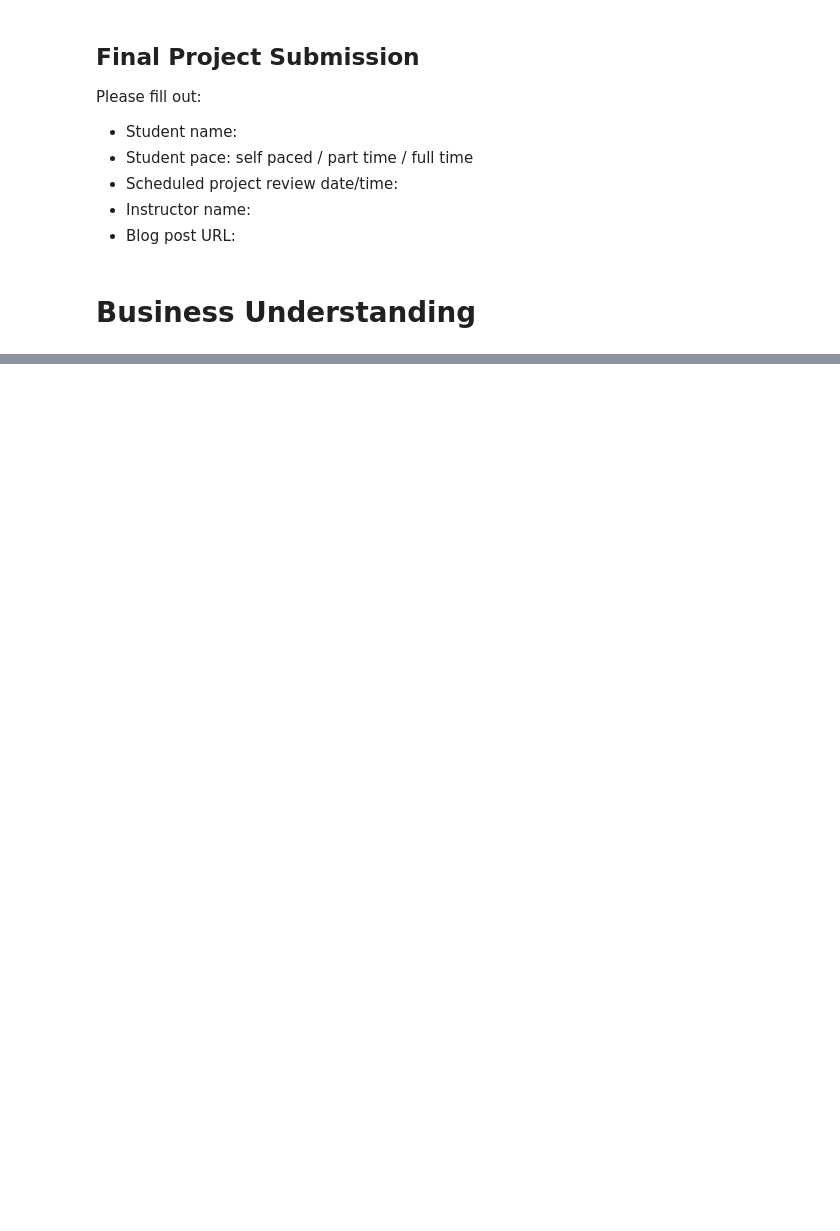
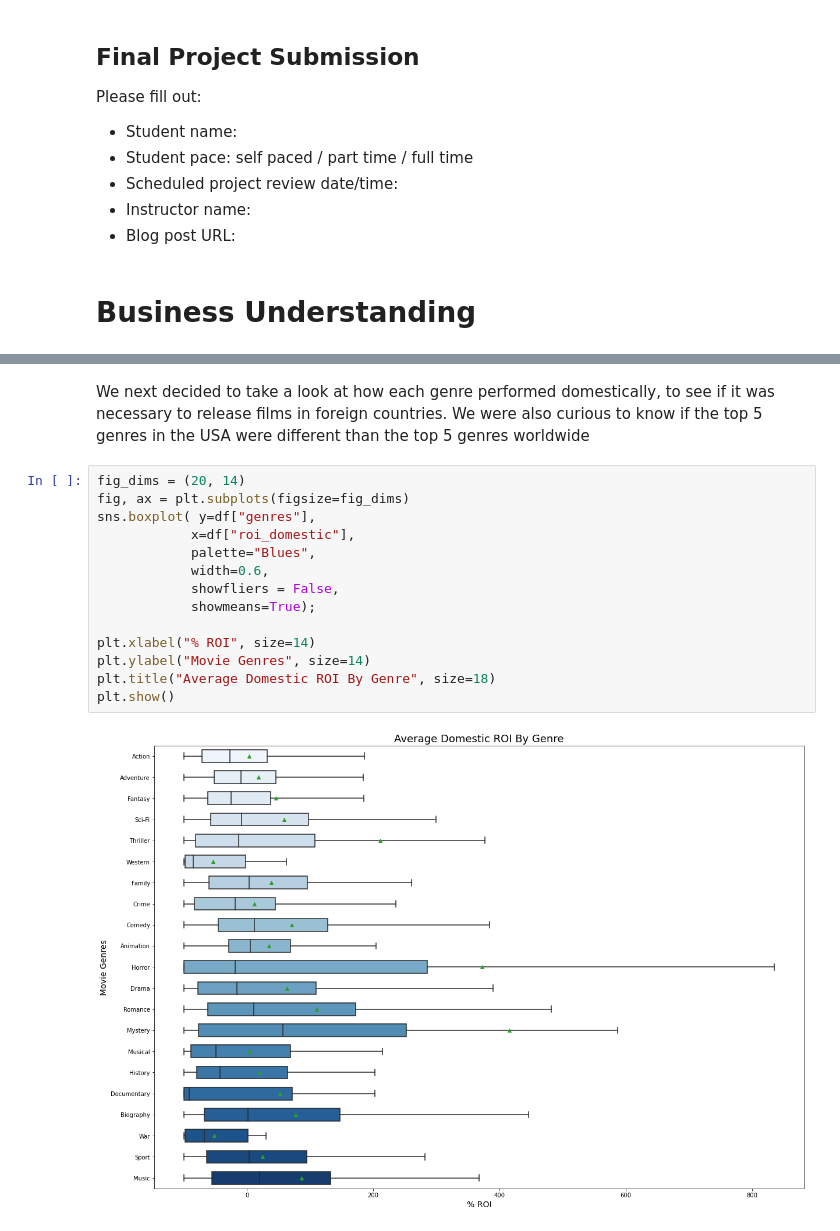
Before and after one commit to learn-co-curriculum/dsc-phase-1-project, a Jupyter notebook: project.ipynb, the cells around one changed output, grey strips where cells are left out. Cells and saved outputs as stored; diff of their text form; blank space fills up the shorter version.

```diff
--- a/project.ipynb
+++ b/project.ipynb
@@ -38,0 +225,18 @@ None
+# %% [markdown]
+We next decided to take a look at how each genre performed domestically, to see if it was necessary to release films in foreign countries. We were also curious to know if the top 5 genres in the USA were different than the top 5 genres worldwide
+# %%
+fig_dims = (20, 14)
+fig, ax = plt.subplots(figsize=fig_dims)
+sns.boxplot( y=df["genres"],
+            x=df["roi_domestic"],
+            palette="Blues",
+            width=0.6,
+            showfliers = False,
+            showmeans=True);
+
+plt.xlabel("% ROI", size=14)
+plt.ylabel("Movie Genres", size=14)
+plt.title("Average Domestic ROI By Genre", size=18)
+plt.show()
+# %% [output]
+[figure, added]
```
Also changed, not shown: parts of 22 cells of this notebook.
